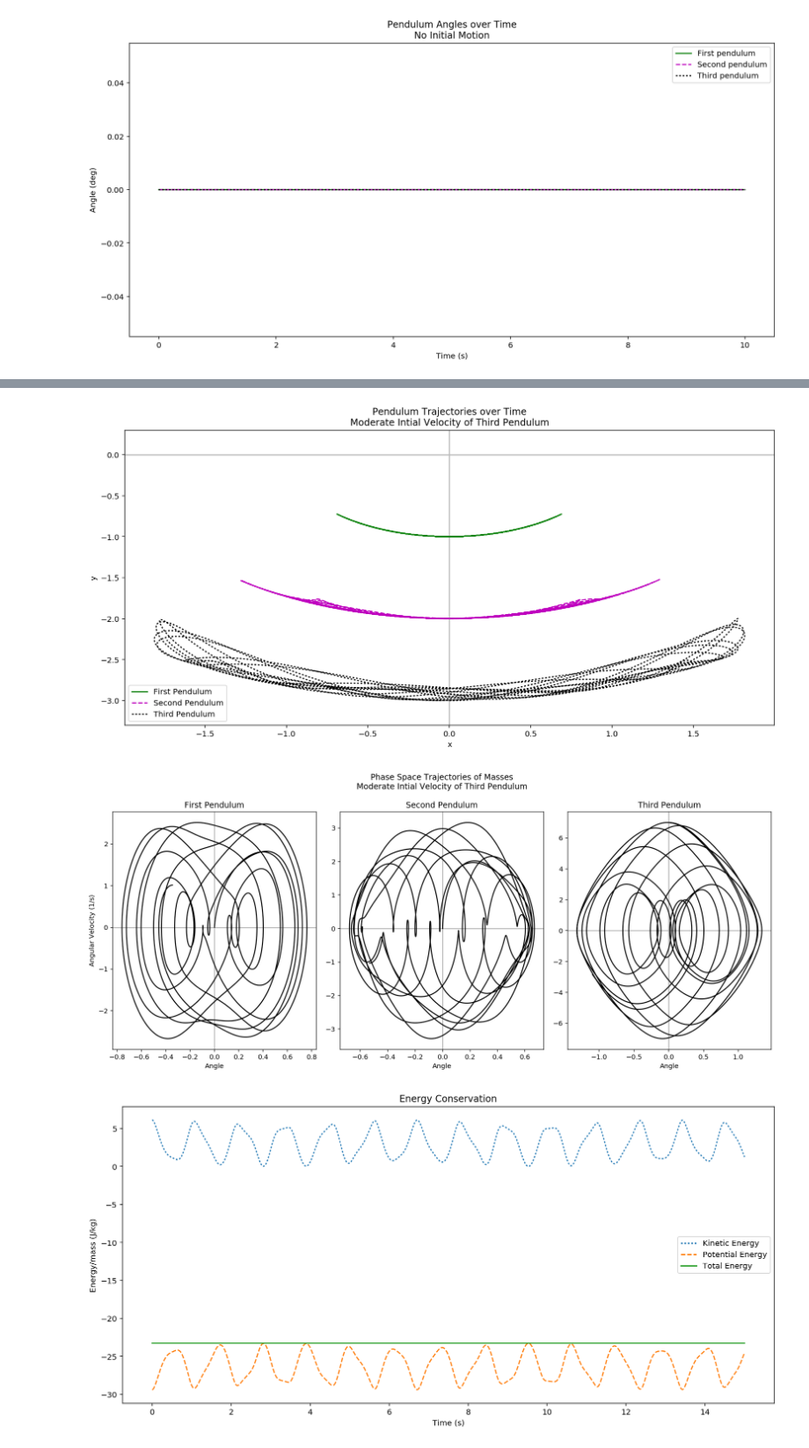
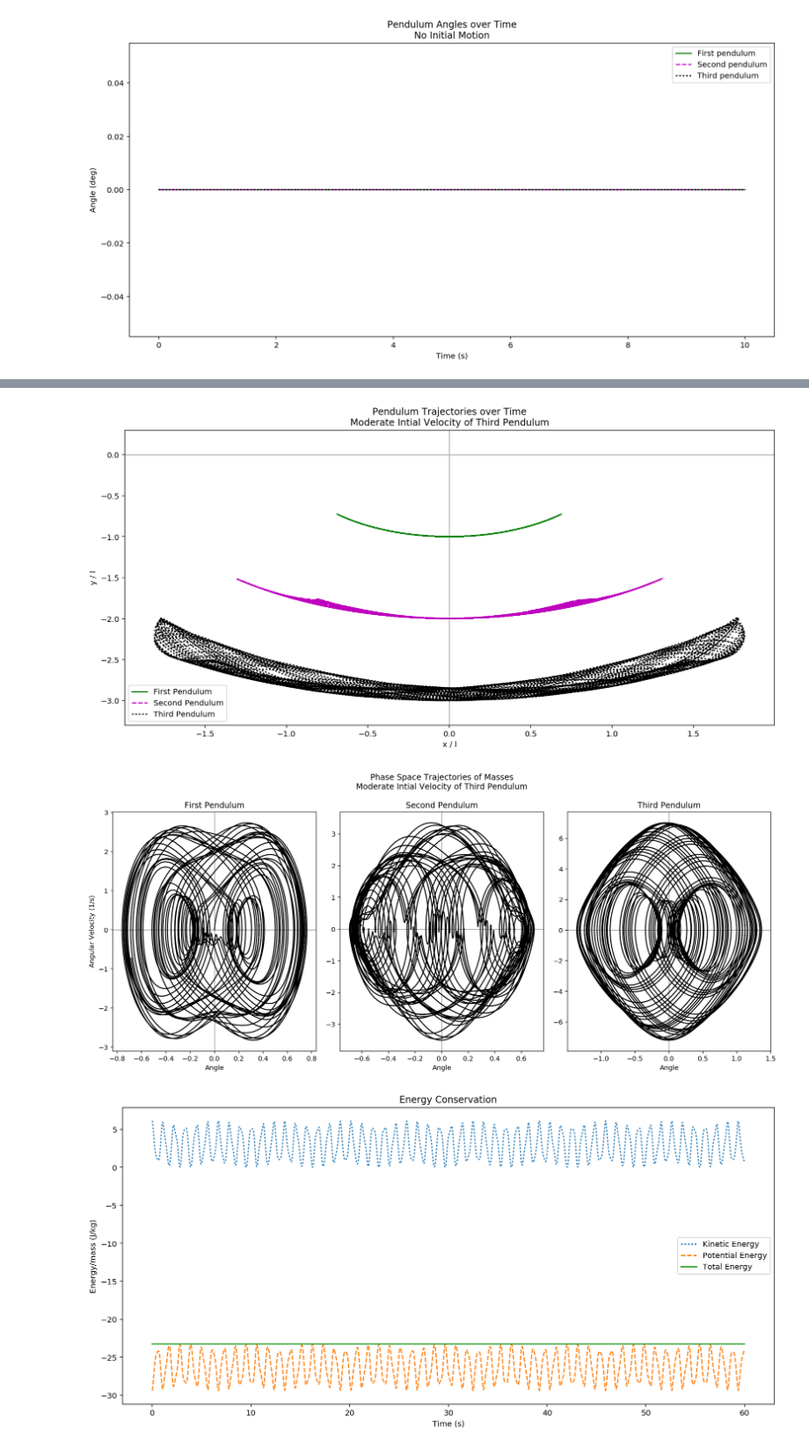
Before and after one commit to CoryMcCartan/triple-pendulum, a Jupyter notebook: workbook.ipynb, the cells around one changed output, grey strips where cells are left out. Shown at 88% size. Drawn from its saved outputs; the diff is of its cells as text; code cells hidden in the pictures.

```diff
--- a/workbook.ipynb
+++ b/workbook.ipynb
@@ -129,7 +129,7 @@ def time_plot(solution, subtitle = ""):
 
 
     figsize(15, 7)
-    figure()
+    fig = figure()
 
     plot(t, deg_1, "-g", label="First pendulum")
     plot(t, deg_2, "--m", label="Second pendulum")
@@ -140,6 +140,8 @@ def time_plot(solution, subtitle = ""):
     ylabel("Angle (deg)")
     # legend
     legend()
+
+    return fig
 
 
 # Plots the pendulum trajectory in x-y space. NOT scaled appropriately to length l
@@ -154,7 +156,7 @@ def trajectory_plot(solution, subtitle = ""):
     y3 = y2 - cos(phi_3)
 
     figsize(15, 7)
-    figure()
+    fig = figure()
 
     axvline(x = 0, color = "#bbbbbb")#vertical light gray line
     axhline(y = 0, color = "#bbbbbb")#horizontal light gray line
@@ -164,11 +166,13 @@ def trajectory_plot(solution, subtitle = ""):
     plot(x3, y3, ":k", label = "Third Pendulum")
 
     title("Pendulum Trajectories over Time\n{}".format(subtitle))
-    xlabel("x")
-    ylabel("y")
+    xlabel("x / l")
+    ylabel("y / l")
     legend()
 
     margins(y = 0.1)
+
+    return fig
 
 # Plots the phase space trajectories of the masses
 def phase_space_plot(solution, subtitle = ""):
@@ -179,28 +183,30 @@ def phase_space_plot(solution, subtitle = ""):
     axis("off")
 
     plot1 = fig.add_subplot(131)
-    axvline(x = 0, color = "#bbbbbb")#vertical light gray line
-    axhline(y = 0, color = "#bbbbbb")#horizontal light gray line
+    axvline(x = 0, color = "#bbbbbb")# vertical light gray line
+    axhline(y = 0, color = "#bbbbbb")# horizontal light gray line
     plot(phi_1, dphi_1, "k")
     title("First Pendulum")
     xlabel("Angle")
     ylabel("Angular Velocity (1/s)")
 
     plot2 = fig.add_subplot(132)
-    axvline(x = 0, color = "#bbbbbb")#vertical light gray line
-    axhline(y = 0, color = "#bbbbbb")#horizontal light gray line
+    axvline(x = 0, color = "#bbbbbb")# vertical light gray line
+    axhline(y = 0, color = "#bbbbbb")# horizontal light gray line
     plot(phi_2, dphi_2, "k")
     title("Second Pendulum")
     xlabel("Angle")
 
     plot3 = fig.add_subplot(133)
-    axvline(x = 0, color = "#bbbbbb")#vertical light gray line
-    axhline(y = 0, color = "#bbbbbb")#horizontal light gray line
+    axvline(x = 0, color = "#bbbbbb")# vertical light gray line
+    axhline(y = 0, color = "#bbbbbb")# horizontal light gray line
     plot(phi_3, dphi_3, "k")
     title("Third Pendulum")
     xlabel("Angle")
 
     tight_layout()
+
+    return fig
 # %% [markdown]
 ## Verification
 
@@ -221,9 +227,9 @@ We can also check that energy is conserved.  We will start the bottom pendulum w
 # %%
-solution = solve_triple_pendulum([0, 0, 0, 0, 0, 7], tmax = 15)
+solution = solve_triple_pendulum([0, 0, 0, 0, 0, 7], tmax = 60)
 
-time_plot(solution, "Moderate Intial Velocity of Third Pendulum")
-trajectory_plot(solution, "Moderate Intial Velocity of Third Pendulum")
-phase_space_plot(solution, "Moderate Intial Velocity of Third Pendulum")
+time_plot(solution, "Moderate Intial Velocity of Third Pendulum").savefig("figures/moderate_velocity_time_sol.png")
+trajectory_plot(solution, "Moderate Intial Velocity of Third Pendulum").savefig("figures/moderate_velocity_trajetory.png")
+phase_space_plot(solution, "Moderate Intial Velocity of Third Pendulum").savefig("figures/moderate_velocity_phase_space.png")
 
 # Energy conservation (cancelling common factor of m)
 t, phi_1, phi_2, phi_3, dphi_1, dphi_2, dphi_3 = solution
@@ -233,7 +239,7 @@ T = (1/2)*l**2 * (3*dphi_1**2 + 2*dphi_2**2 + dphi_3**2 + 4*dphi_1*dphi_2*cos(ph
                   + 2*dphi_2*dphi_3*cos(phi_2-phi_3) + 2*dphi_1*dphi_3*cos(phi_1-phi_3))
 E = T + U
 
-figure()
+efig = figure()
 plot(t, T, ":", label="Kinetic Energy")
 plot(t, U, "--", label="Potential Energy")
 plot(t, E, "-", label="Total Energy")
@@ -242,5 +248,7 @@ title("Energy Conservation")
 xlabel("Time (s)")
 ylabel("Energy/mass (J/kg)")
 
-legend();
+legend()
+
+efig.savefig("figures/energy_conservation.png");
 # %% [output]
@@ -248,3 +256,3 @@ legend();
-[figure, old version]
+[figure, new version]
-[figure, old version]
+[figure, new version]
-[figure, old version]
+[figure, new version]
```
Also changed, not shown: parts of 25 cells of this notebook, 11 other files.
